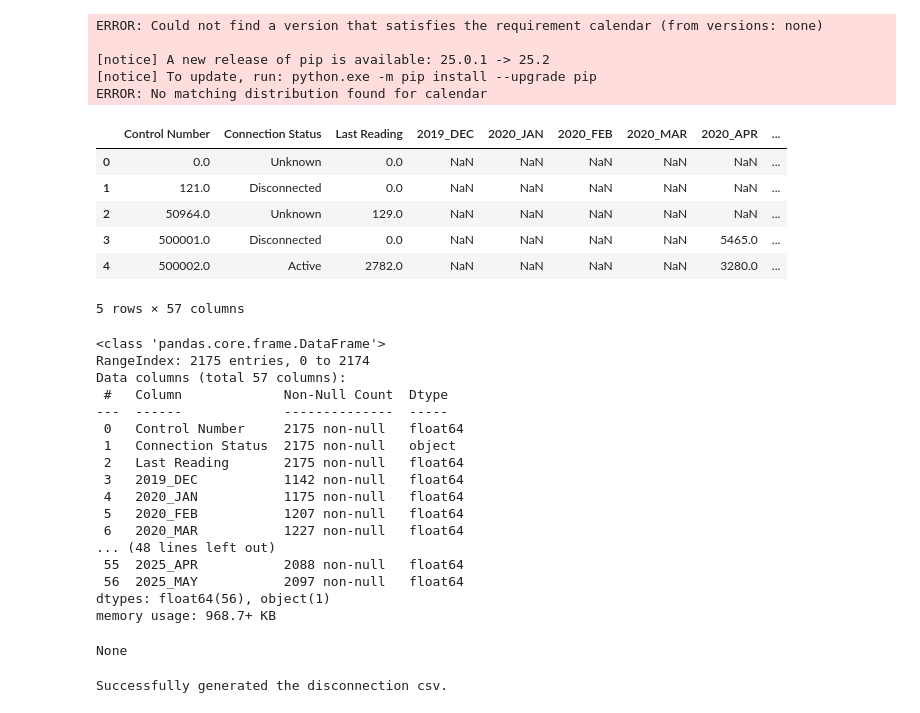
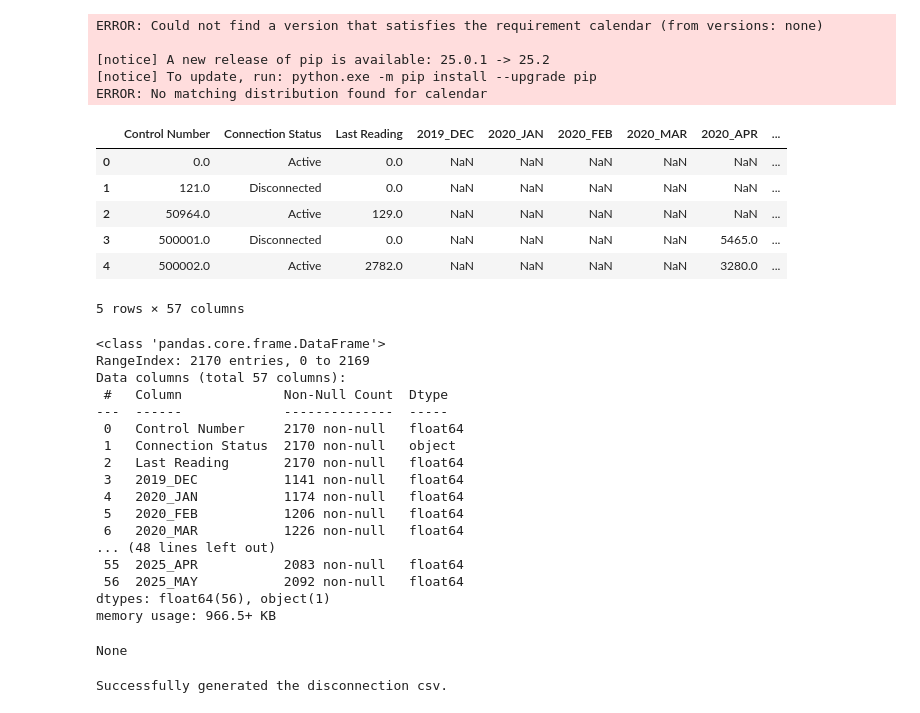
Before and after one commit to marcusAlmo/waterflow_model_training, a Jupyter notebook: data_preparation/v1/record_tabular.ipynb, the cells around one changed output. Cells and saved outputs as stored; diff of their text form; code cells hidden in the pictures.

```diff
--- a/data_preparation/v1/record_tabular.ipynb
+++ b/data_preparation/v1/record_tabular.ipynb
@@ -74,18 +74,35 @@ import calendar
 import os
 from utilities import read_csv, save_csv
 
-# ------------------------------------------------
-# 1. Read source datasets
-# ------------------------------------------------
-base_dir = Path("../../dataset/clean").joinpath(output_type, "pre_production")
-right_df = read_csv(f"{base_dir}/2025/MAY_2025_pre_production.csv")
-name_df = read_csv("../../dataset/clean/training/semi_clean/cleaned_master.csv")
+# ================================================
+# 1. Read and process all monthly data for status tracking
+# ================================================
+status_dfs = []
+for year in years:
+    year_dir = base_dir / str(year)
+    if not year_dir.exists():
+        continue
+    for file in os.listdir(year_dir):
+        if not file.endswith('.csv'):
+            continue
+        month_year = file.split('_')[1].split('.')[0]  # Extract YYYY from filename
+        df = pd.read_csv(year_dir / file, usecols=['Control Number', 'Connection Status'])
+        df['Status_Date'] = pd.to_datetime(month_year, format='%Y')
+        status_dfs.append(df)
 
-# ------------------------------------------------
-# 2. Merge connection status from pre-production
-# ------------------------------------------------
+# Combine all status history
+status_history = pd.concat(status_dfs).drop_duplicates()
+
+# Get the most recent status for each control number
+latest_status = status_history.sort_values('Status_Date').drop_duplicates('Control Number', keep='last')
+latest_status = latest_status[['Control Number', 'Connection Status']]
+
+# ================================================
+# 2. Merge with existing wide_df
+# ================================================
+# Merge with the latest status
 final_df = wide_df.merge(
-    right_df[['Control Number', 'Connection Status']],
+    latest_status,
     on='Control Number',
     how='left'
 )
@@ -93,8 +110,8 @@ final_df = wide_df.merge(
 # Normalize connection status values
 final_df['Connection Status'] = (
     final_df['Connection Status']
-    .replace({"Invalid Reading": "Active"})  # Convert "Invalid Reading" to "Active"
-    .fillna("Unknown")                       # Fill missing with "Unknown"
+    .replace({"Invalid Reading": "Active"})
+    .fillna("Unknown")
 )
 
 # ------------------------------------------------
@@ -125,56 +142,56 @@ final_df["Last Reading"] = final_df[month_cols_sorted].apply(
 # 6. Merge account names from master list
 # ------------------------------------------------
 final_df = final_df.merge(
     name_df[['Control Number', 'Account Name']],
     on='Control Number',
     how='left'
 )
 
 # ------------------------------------------------
 # 7. Final column ordering: fixed fields first, then months
 # ------------------------------------------------
 fixed_cols_final = ['Control Number', 'Account Name', 'Connection Status', 'Last Reading']
 final_df = final_df[fixed_cols_final + month_cols_sorted]
 
 # ------------------------------------------------
 # 8. Save the consolidated output
 # ------------------------------------------------
 if output_type == 'training':
     final_df = final_df.drop('Account Name', axis = 1)
 save_path = f"../../dataset/clean/{output_type}/production/tabular/consolidated.csv"
 os.makedirs(os.path.dirname(save_path), exist_ok=True)
 save_csv(final_df, save_path)
 
 # ------------------------------------------------
 # 9. Preview output for sanity check
 # ------------------------------------------------
 display(final_df.head())
 display(final_df.info())
 # %% [output]
 |  | Control Number | Connection Status | Last Reading | 2019_DEC | 2020_JAN | 2020_FEB | 2020_MAR | 2020_APR | ... |
-| 0 | 0.0 | Unknown | 0.0 | NaN | NaN | NaN | NaN | NaN | ... |
+| 0 | 0.0 | Active | 0.0 | NaN | NaN | NaN | NaN | NaN | ... |
 | 1 | 121.0 | Disconnected | 0.0 | NaN | NaN | NaN | NaN | NaN | ... |
-| 2 | 50964.0 | Unknown | 129.0 | NaN | NaN | NaN | NaN | NaN | ... |
+| 2 | 50964.0 | Active | 129.0 | NaN | NaN | NaN | NaN | NaN | ... |
 | 3 | 500001.0 | Disconnected | 0.0 | NaN | NaN | NaN | NaN | 5465.0 | ... |
 | 4 | 500002.0 | Active | 2782.0 | NaN | NaN | NaN | NaN | 3280.0 | ... |
 5 rows × 57 columns
 <class 'pandas.core.frame.DataFrame'>
-RangeIndex: 2175 entries, 0 to 2174
+RangeIndex: 2170 entries, 0 to 2169
 Data columns (total 57 columns):
  #   Column             Non-Null Count  Dtype
 ---  ------             --------------  -----
- 0   Control Number     2175 non-null   float64
- 1   Connection Status  2175 non-null   object
- 2   Last Reading       2175 non-null   float64
- 3   2019_DEC           1142 non-null   float64
- 4   2020_JAN           1175 non-null   float64
- 5   2020_FEB           1207 non-null   float64
- 6   2020_MAR           1227 non-null   float64
+ 0   Control Number     2170 non-null   float64
+ 1   Connection Status  2170 non-null   object
+ 2   Last Reading       2170 non-null   float64
+ 3   2019_DEC           1141 non-null   float64
+ 4   2020_JAN           1174 non-null   float64
+ 5   2020_FEB           1206 non-null   float64
+ 6   2020_MAR           1226 non-null   float64
 ... (48 lines left out)
- 55  2025_APR           2088 non-null   float64
- 56  2025_MAY           2097 non-null   float64
+ 55  2025_APR           2083 non-null   float64
+ 56  2025_MAY           2092 non-null   float64
 dtypes: float64(56), object(1)
-memory usage: 968.7+ KB
+memory usage: 966.5+ KB
 None
 # %%
 # Create csv for disconnected accounts
```
Also changed, not shown: 2 other files.
